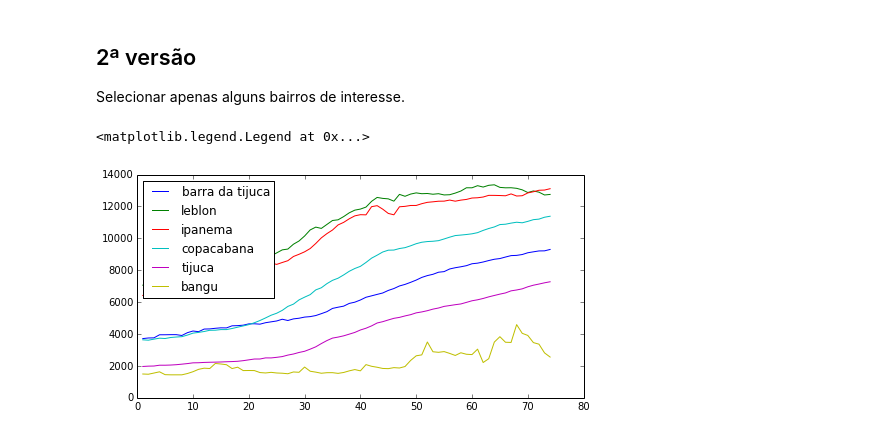
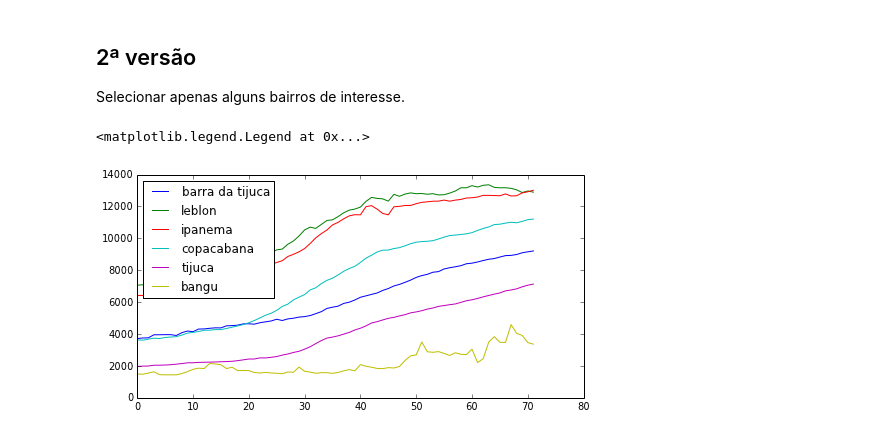
Before and after one commit to sergiosilvar/fgv_visualizacao, a Jupyter notebook: visao.ipynb, the cells around one changed output. Drawn from its saved outputs; the diff is of its cells as text; code cells hidden in the pictures.

```diff
--- a/visao.ipynb
+++ b/visao.ipynb
@@ -42,7 +43,7 @@ Exibir todos os bairros.
 rj = db.Cidade('rio de janeiro','rio de janeiro')
 for b in rj.lista_bairros():
     bairro = rj.bairro(b)
-    x = range(1,len(bairro.mes)+1)
-    y = bairro.indices[0]
+    x = range(len(bairro.mes))
+    y = bairro.qt0()
     plt.plot(x,y)
 # %% [output]
@@ -53,12 +59,13 @@ Selecionar apenas alguns bairros de interesse.
 # %%
 rj = db.Cidade('rio de janeiro','rio de janeiro')
 nomes_bairros = ['barra da tijuca','leblon','ipanema','copacabana','tijuca','bangu']
 for b in nomes_bairros:
     bairro = rj.bairro(b)
-    x = range(1,len(bairro.mes)+1)
-    y = bairro.indices[0]
+    x = range(len(bairro.mes))
+    y = bairro.qt0()
     plt.plot(x,y)
+
 plt.legend(nomes_bairros,loc='upper left')
 # %% [output]
 <matplotlib.legend.Legend at 0x...>
-[figure, old version]
+[figure, new version]
```
Also changed, not shown: parts of 14 cells of this notebook, 1 other file.
